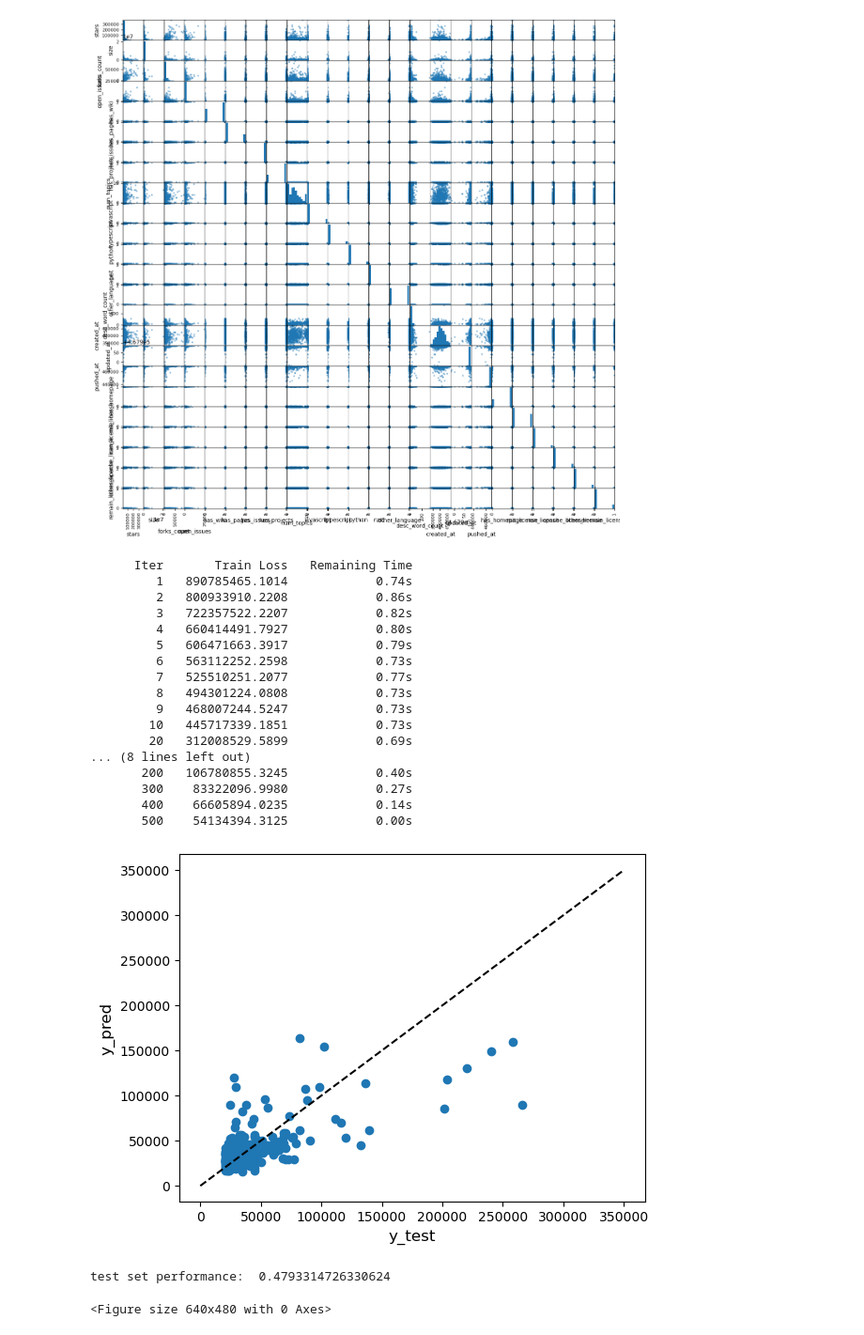
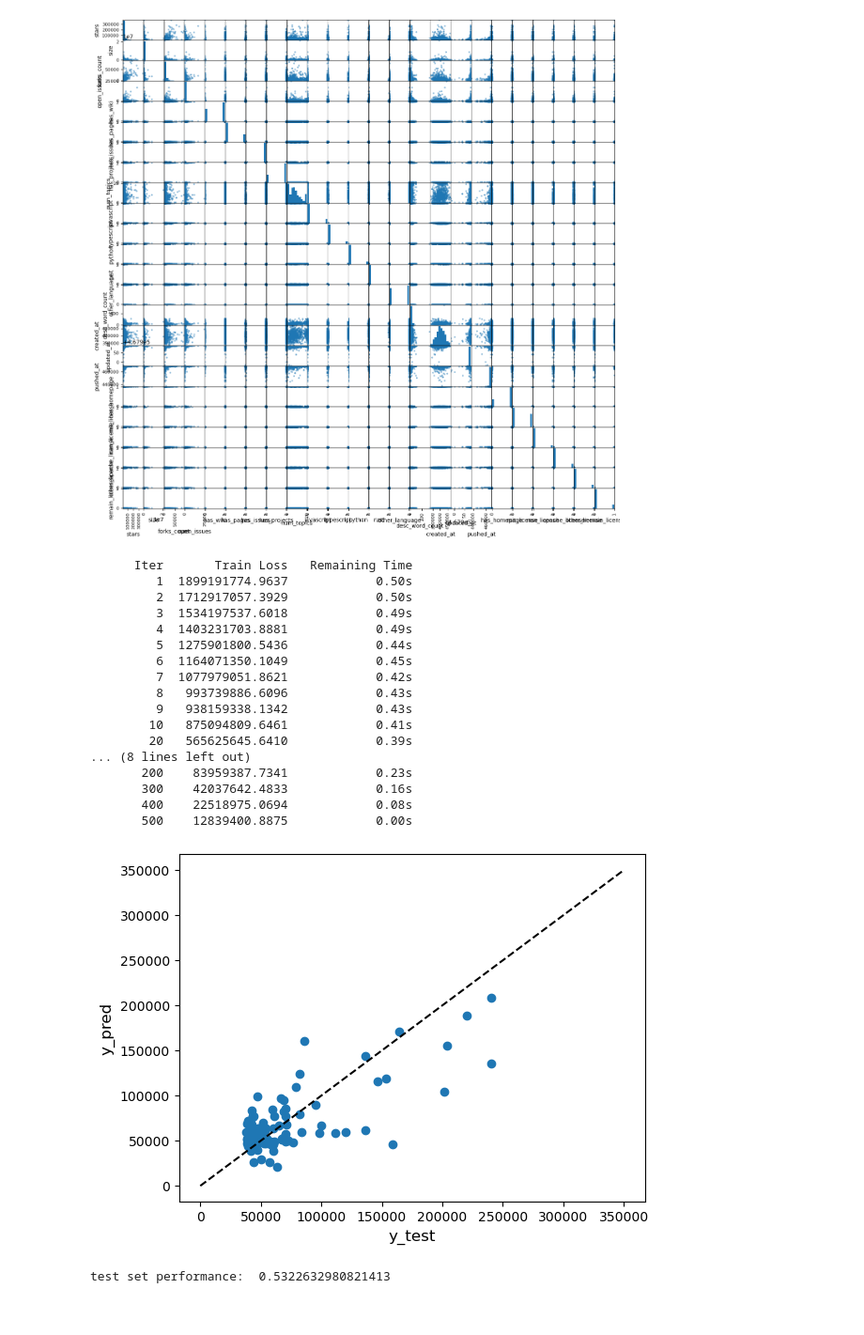
Before and after one commit to EmaDulj/Data-Engineering-II-Project, a Jupyter notebook: visualization.ipynb, the cells around one changed output. Shown: that part at 94% size. Cells and saved outputs as stored; diff of their text form; code cells hidden in the pictures.

Commit message:
added a better dataset

```diff
--- a/visualization.ipynb
+++ b/visualization.ipynb
@@ -175,49 +175,51 @@ import pandas as pd
 from sklearn.metrics import r2_score
 from sklearn.ensemble import GradientBoostingRegressor
 
 # load the dataset
-dataset = pd.read_csv('1000random.csv')
+#dataset = pd.read_csv('1000random.csv')
+dataset = pd.read_csv('with_more_fields.csv')
+dataset['author_type'] = dataset.author_type.apply(lambda x: 1 if x=='User' else 0)
+dataset = dataset.replace('ERROR',300)
 #dataset = pd.read_csv('with_author_details.csv')
 #dataset['author_type'] = dataset.author_type.apply(lambda x: 1 if x=='User' else 0)
 X = dataset.drop(['stars'] , axis =1)
 y = dataset.stars
 
 #s = StandardScaler()
 #X = s.fit_transform(X)
 
 X_train, X_test, y_train, y_test = train_test_split(X, y, test_size=0.30, random_state=42)
 clf = GradientBoostingRegressor(verbose = 1, n_estimators = 500,max_depth=2,random_state=42)
 clf.fit(X_train, y_train)
 
 test_score = r2_score(y_test, clf.predict(X_test))
 plt.scatter(y_test, clf.predict(X_test))
 plt.xlabel('y_test', fontsize=12)
 plt.ylabel('y_pred', fontsize=12)
 xlim = [0, 350000]
 ylim = [0, 350000]
 plt.plot(xlim, ylim, '--k')
 plt.savefig('gradientBoost.png')
 plt.show()
 
 print("test set performance: ", test_score)
 # %% [output]
       Iter       Train Loss   Remaining Time
-         1   890785465.1014            0.74s
-         2   800933910.2208            0.86s
-         3   722357522.2207            0.82s
-         4   660414491.7927            0.80s
-         5   606471663.3917            0.79s
-         6   563112252.2598            0.73s
-         7   525510251.2077            0.77s
-         8   494301224.0808            0.73s
-         9   468007244.5247            0.73s
-        10   445717339.1851            0.73s
-        20   312008529.5899            0.69s
+         1  1899191774.9637            0.50s
+         2  1712917057.3929            0.50s
+         3  1534197537.6018            0.49s
+         4  1403231703.8881            0.49s
+         5  1275901800.5436            0.44s
+         6  1164071350.1049            0.45s
+         7  1077979051.8621            0.42s
+         8   993739886.6096            0.43s
+         9   938159338.1342            0.43s
+        10   875094809.6461            0.41s
+        20   565625645.6410            0.39s
 ... (8 lines left out)
-       200   106780855.3245            0.40s
-       300    83322096.9980            0.27s
-       400    66605894.0235            0.14s
-       500    54134394.3125            0.00s
+       200    83959387.7341            0.23s
+       300    42037642.4833            0.16s
+       400    22518975.0694            0.08s
+       500    12839400.8875            0.00s
-[figure, old version]
+[figure, new version]
-test set performance:  0.4793314726330624
+test set performance:  0.5322632980821413
-<Figure size 640x480 with 0 Axes>
```
Also changed, not shown: parts of 1 cell of this notebook, 6 other files.
